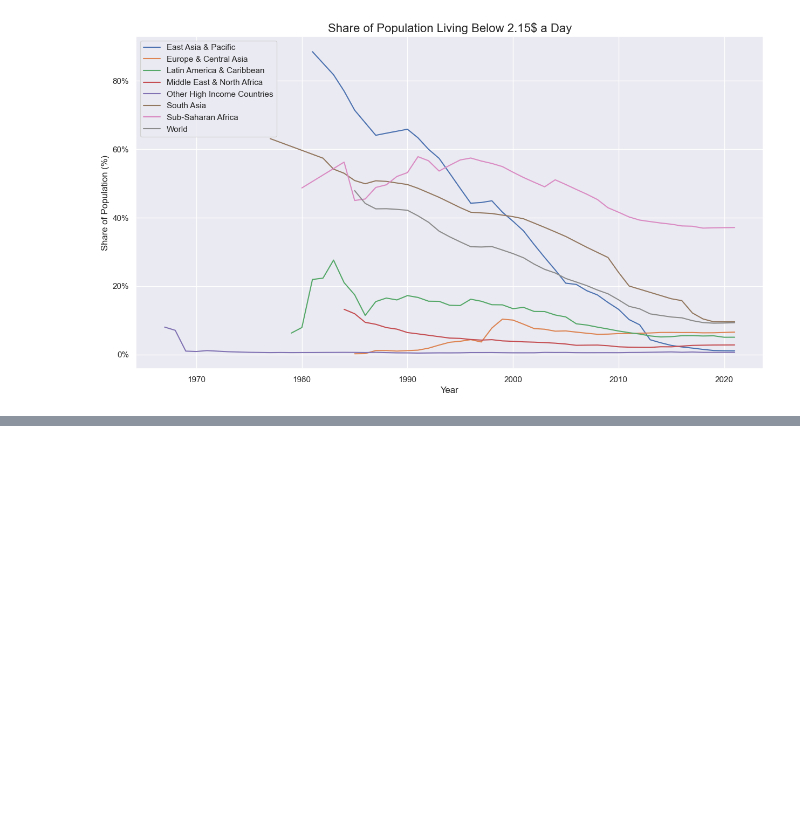
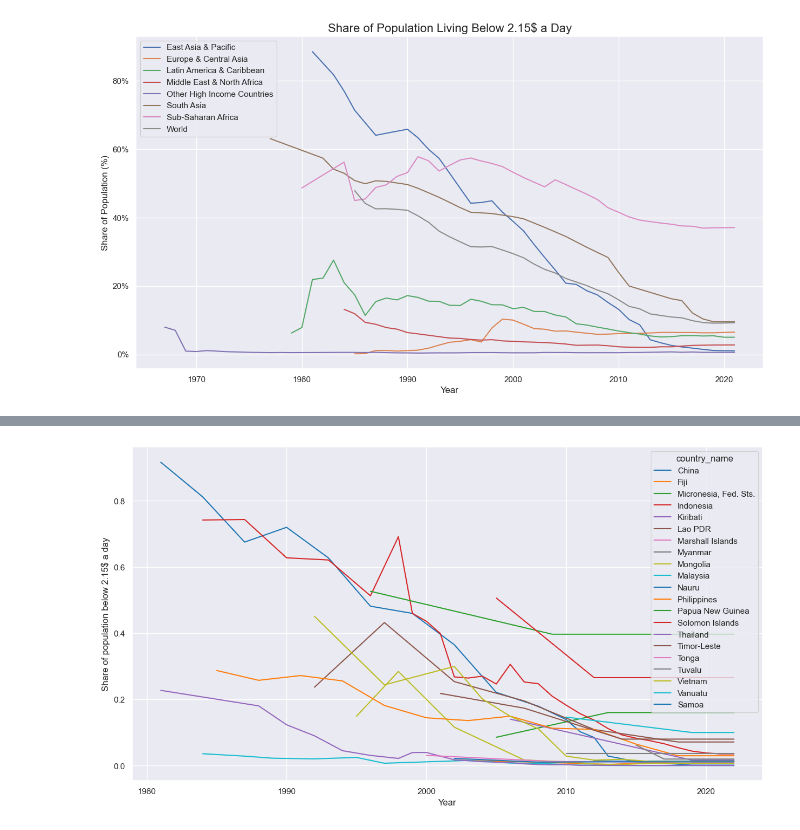
Before and after one commit to RomainBdt/Global-World-Trend, a Jupyter notebook: SDG_development_main.ipynb, the cells around one changed output, grey strips where cells are left out. Cells and saved outputs as stored; diff of their text form; code cells hidden in the pictures; blank space fills up the shorter version.

```diff
--- a/SDG_development_main.ipynb
+++ b/SDG_development_main.ipynb
@@ -214,2 +175,0 @@ df.isna().sum()
-# %%
-df.drop(columns=['Total Population (thousands)'], inplace=True)
@@ -217,0 +176,10 @@ df.groupby('year').sum(numeric_only=True).plot(y='Total Population (thousands)')
+# %%
+# Plot the share of population below 2.15$ a day for the region East Asia & Pacific
+plot = sns.lineplot(x='year', y='share of population below 2.15$ a day', data=df[df['region_name'] == 'East Asia & Pacific'], hue='country_name', palette='tab10')
+plot.figure.set_size_inches(15, 8)
+plot.set_xlabel('Year', fontsize=12)
+plot.set_ylabel('Share of population below 2.15$ a day', fontsize=12)
+plot.set_aspect('auto')
+plt.show()
+# %% [output]
+[figure, added]
```
Also changed, not shown: parts of 19 cells of this notebook.
